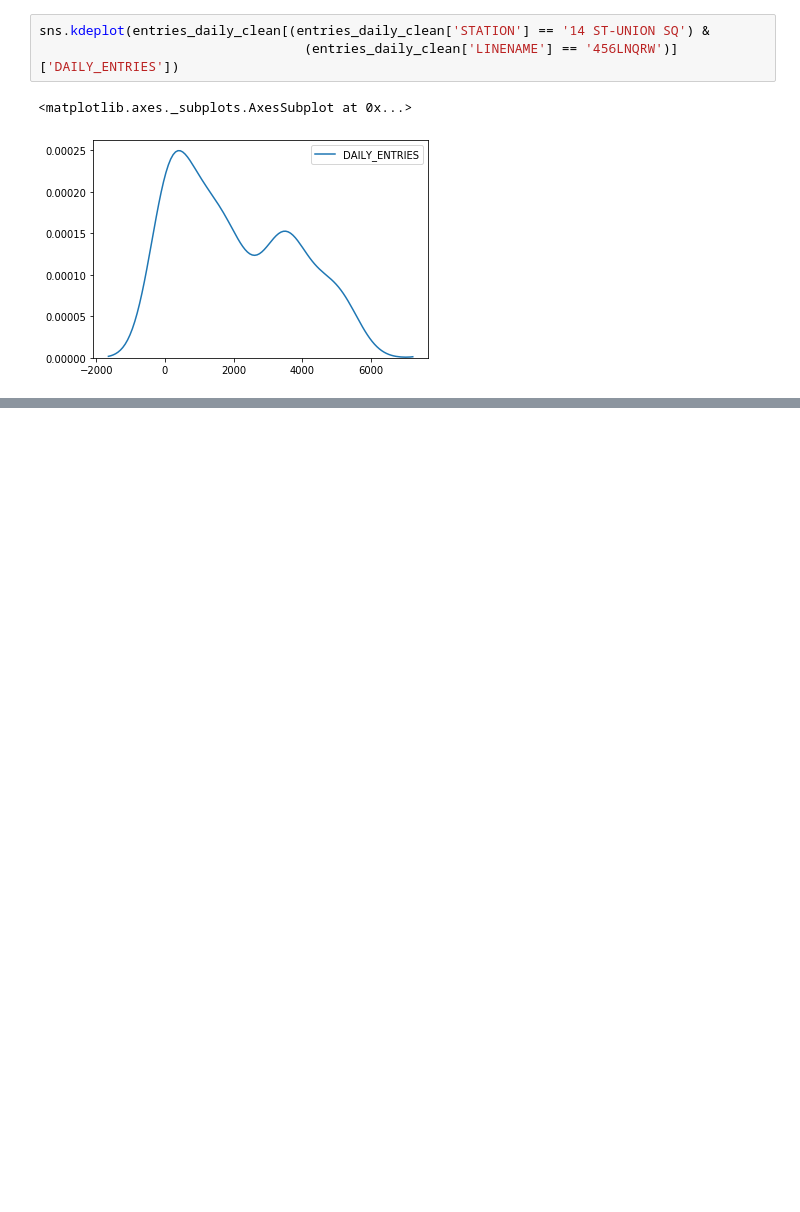
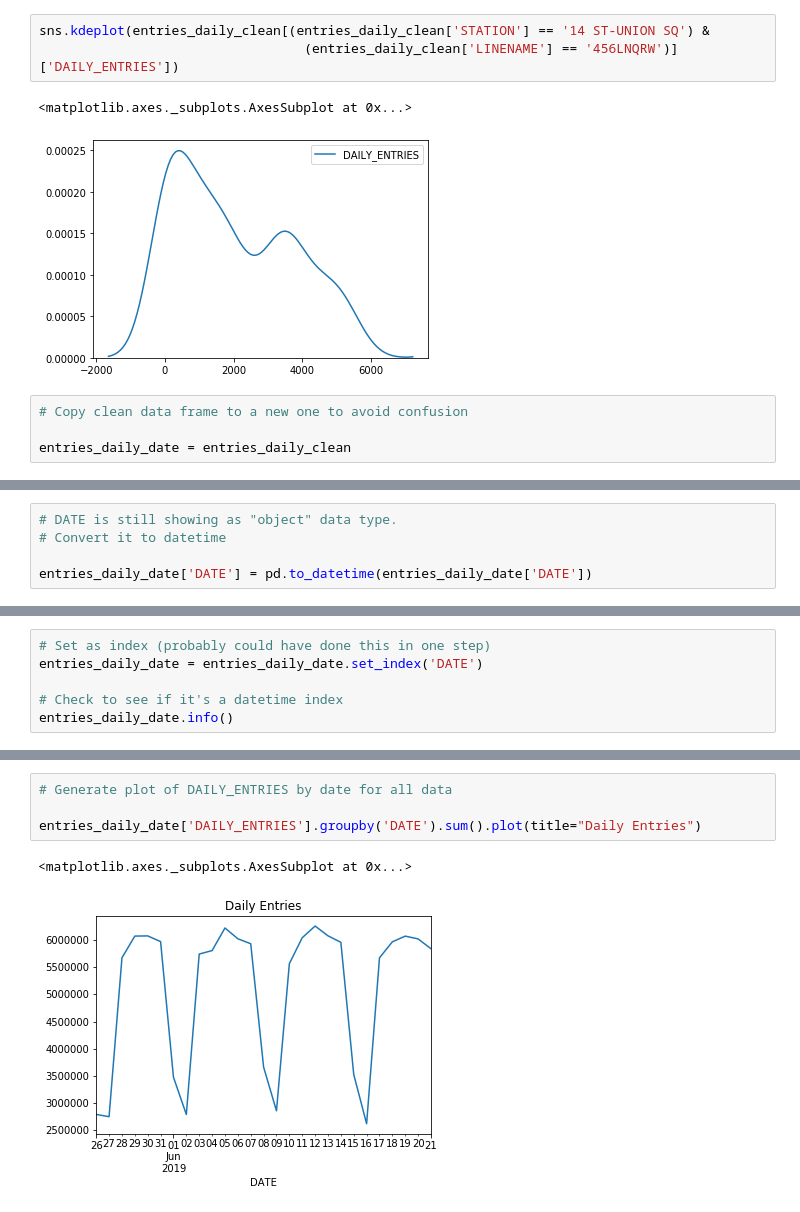
Before and after one commit to jnk83/EDA-Project1, a Jupyter notebook: Scrubbed Data.ipynb, the cells around one changed output, grey strips where cells are left out. Drawn from its saved outputs; the diff is of its cells as text; blank space fills up the shorter version.

```diff
--- a/Scrubbed Data.ipynb
+++ b/Scrubbed Data.ipynb
@@ -420,3 +446,7 @@ sns.kdeplot(entries_daily_clean[(entries_daily_clean['STATION'] == '14 ST-UNION
 # %% [output]
 <matplotlib.axes._subplots.AxesSubplot at 0x...>
 [figure]
+# %%
+# Copy clean data frame to a new one to avoid confusion
+
+entries_daily_date = entries_daily_clean
@@ -422,0 +473,5 @@ sns.kdeplot(entries_daily_clean[(entries_daily_clean['STATION'] == '14 ST-UNION
+# %%
+# DATE is still showing as "object" data type.
+# Convert it to datetime
+
+entries_daily_date['DATE'] = pd.to_datetime(entries_daily_date['DATE'])
@@ -422,0 +504,6 @@ sns.kdeplot(entries_daily_clean[(entries_daily_clean['STATION'] == '14 ST-UNION
+# %%
+# Set as index (probably could have done this in one step)
+entries_daily_date = entries_daily_date.set_index('DATE')
+
+# Check to see if it's a datetime index
+entries_daily_date.info()
@@ -422,0 +525,7 @@ sns.kdeplot(entries_daily_clean[(entries_daily_clean['STATION'] == '14 ST-UNION
+# %%
+# Generate plot of DAILY_ENTRIES by date for all data
+
+entries_daily_date['DAILY_ENTRIES'].groupby('DATE').sum().plot(title="Daily Entries")
+# %% [output]
+<matplotlib.axes._subplots.AxesSubplot at 0x...>
+[figure, added]
```
Also changed, not shown: parts of 35 cells of this notebook.
